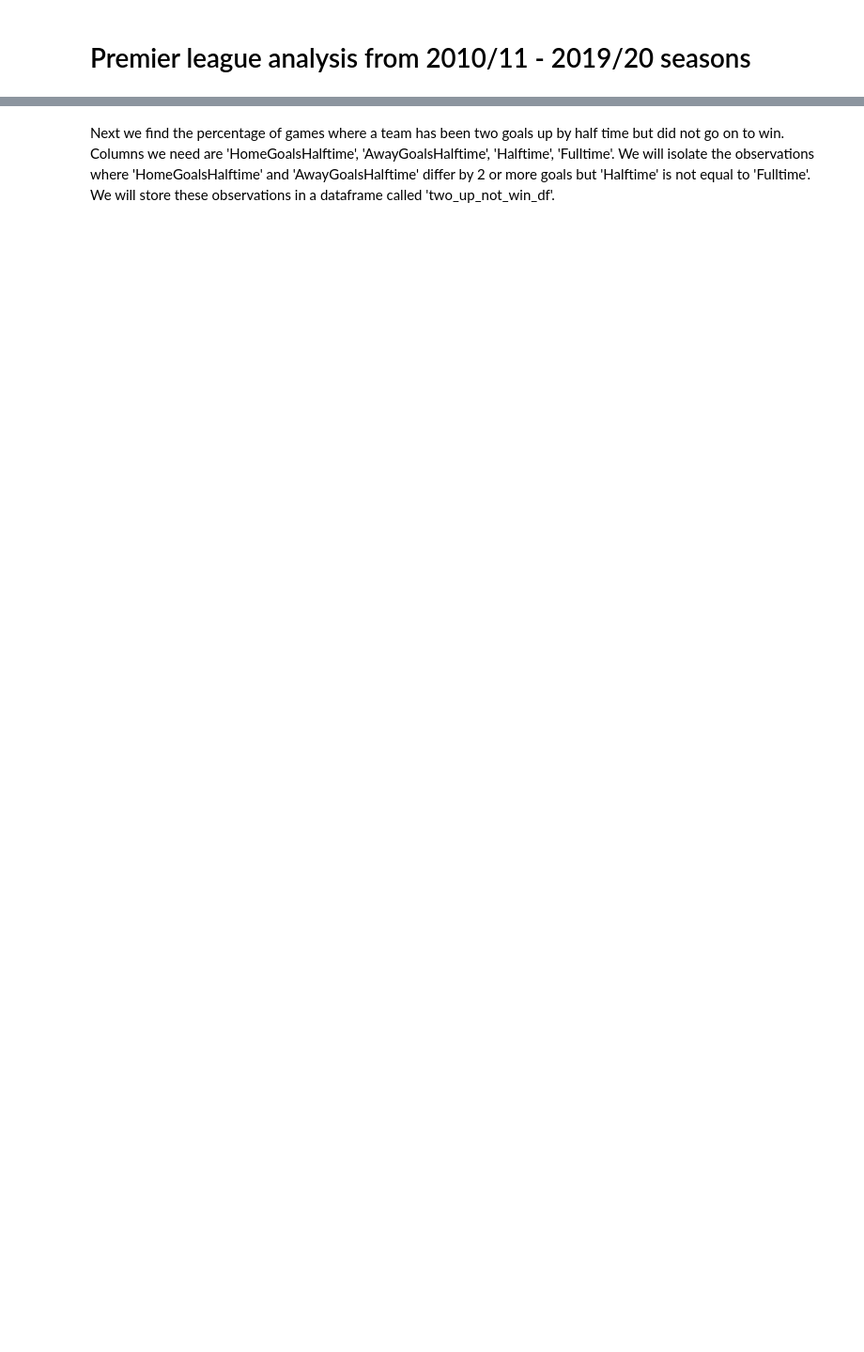
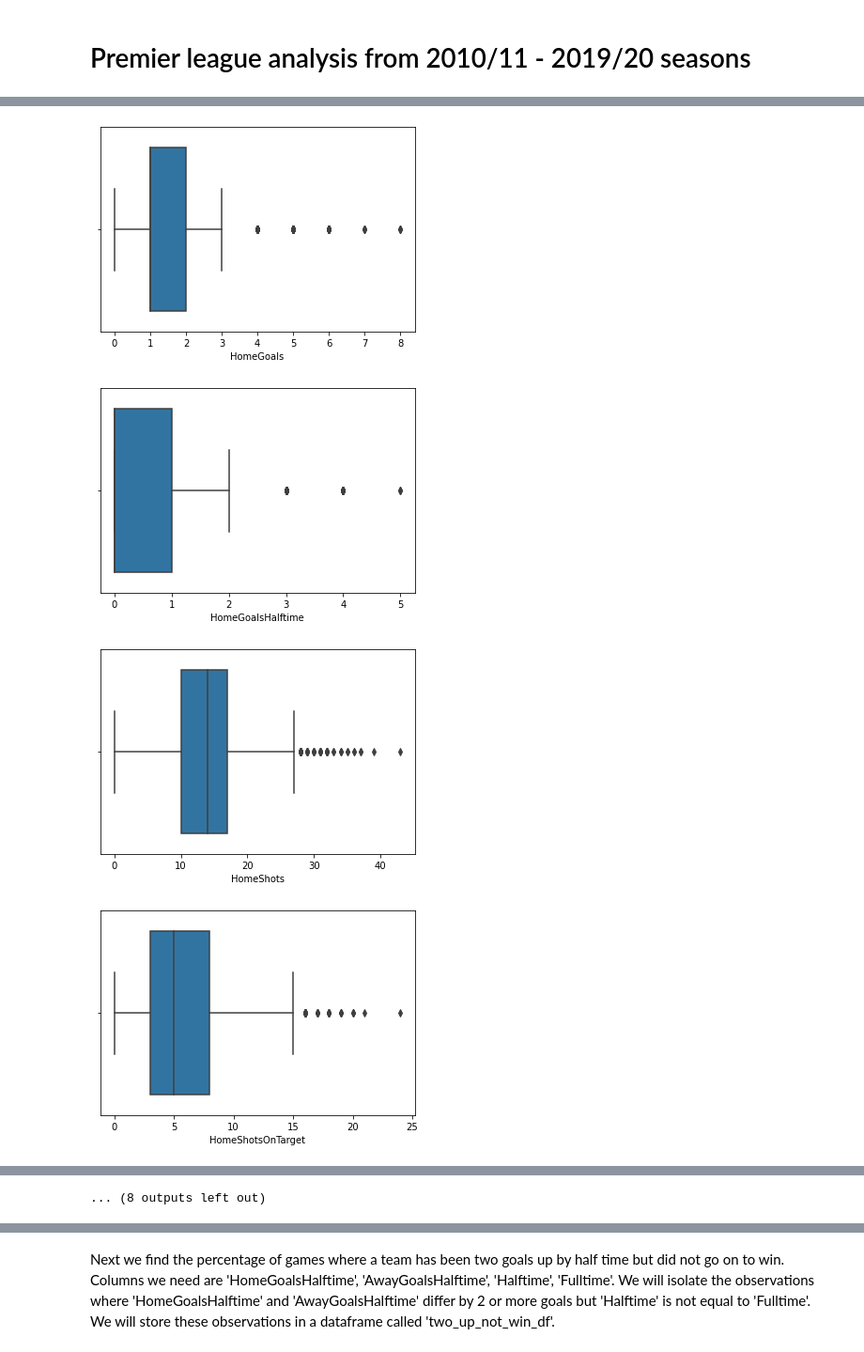
Before and after one commit to jake321southall/football-data-analysis, a Jupyter notebook: football analysis notebook.ipynb, the cells around one changed output, grey strips where cells are left out. Shown at 94% size. Saved outputs shown, nothing was run; the diff lists cells and outputs as text; code cells hidden in the pictures; blank space fills up the shorter version.

```diff
--- a/football analysis notebook.ipynb
+++ b/football analysis notebook.ipynb
@@ -35,0 +150,10 @@ HomeCorners          0
+# %%
+for col in list(df_num.columns):
+    sns.boxplot(x=df_num[col])
+    plt.show()
+    plt.clf()
+# %% [output]
+[figure, added]
+[figure, added]
+[figure, added]
+[figure, added]
@@ -35,0 +168 @@ HomeCorners          0
+... (8 outputs left out)
```
Also changed, not shown: parts of 32 cells of this notebook.
